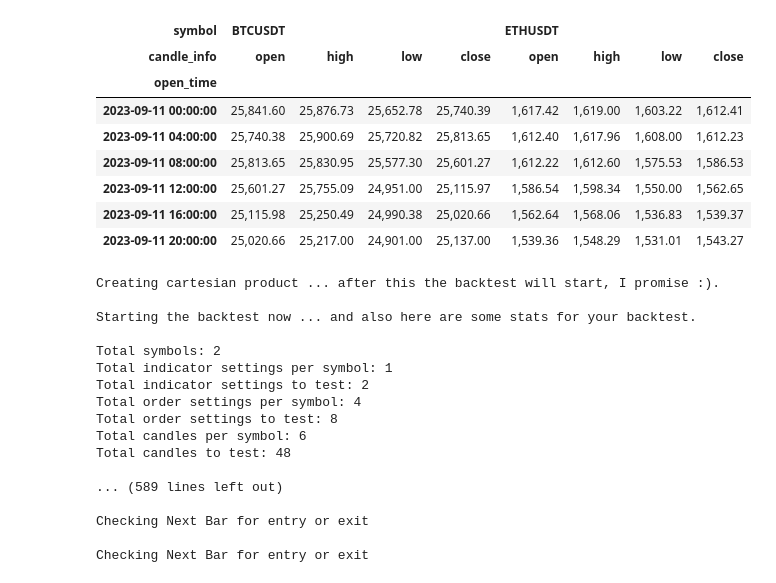
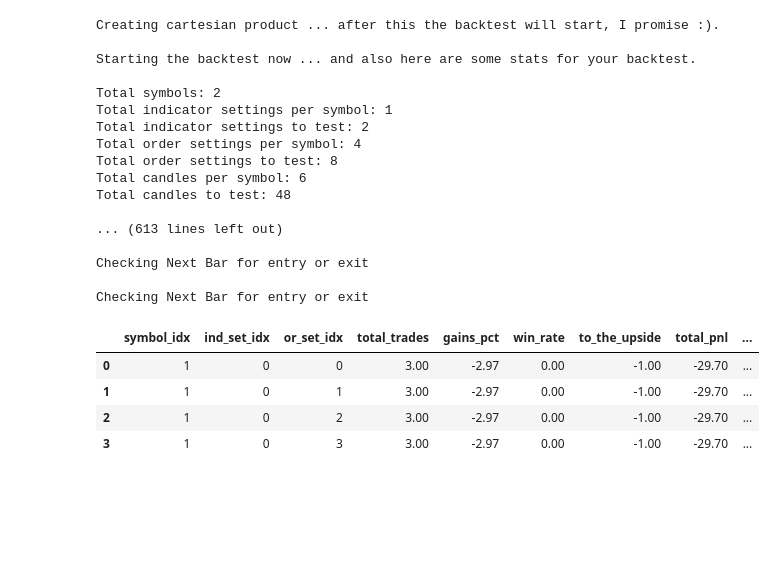
Before and after one commit to quantfreedom/QuantFreedom, a Jupyter notebook: quantfreedom/class_practice/full class test.ipynb, the cells around one changed output. Drawn from its saved outputs; the diff is of its cells as text; code cells hidden in the pictures; blank space fills up the shorter version.

```diff
--- a/quantfreedom/class_practice/full class test.ipynb
+++ b/quantfreedom/class_practice/full class test.ipynb
@@ -16,18 +16,6 @@ pd.options.display.float_format = "{:,.2f}".format
 price_data = pd.read_hdf("../../tests/data/4hBTCETH.hd5")
 %load_ext autoreload
 %autoreload 2
-# %%
-price_data
-# %% [output]
-| symbol | BTCUSDT |  |  |  | ETHUSDT |  |  |  |
-| candle_info | open | high | low | close | open | high | low | close |
-| open_time |  |  |  |  |  |  |  |  |
-| 2023-09-11 00:00:00 | 25,841.60 | 25,876.73 | 25,652.78 | 25,740.39 | 1,617.42 | 1,619.00 | 1,603.22 | 1,612.41 |
-| 2023-09-11 04:00:00 | 25,740.38 | 25,900.69 | 25,720.82 | 25,813.65 | 1,612.40 | 1,617.96 | 1,608.00 | 1,612.23 |
-| 2023-09-11 08:00:00 | 25,813.65 | 25,830.95 | 25,577.30 | 25,601.27 | 1,612.22 | 1,612.60 | 1,575.53 | 1,586.53 |
-| 2023-09-11 12:00:00 | 25,601.27 | 25,755.09 | 24,951.00 | 25,115.97 | 1,586.54 | 1,598.34 | 1,550.00 | 1,562.65 |
-| 2023-09-11 16:00:00 | 25,115.98 | 25,250.49 | 24,990.38 | 25,020.66 | 1,562.64 | 1,568.06 | 1,536.83 | 1,539.37 |
-| 2023-09-11 20:00:00 | 25,020.66 | 25,217.00 | 24,901.00 | 25,137.00 | 1,539.36 | 1,548.29 | 1,531.01 | 1,543.27 |
 # %%
 entries_array = np.array(
     [
@@ -70,6 +58,6 @@ order_settings_arrays = OrderSettingsArrays(
 )
 # %%
-backtest_df_only(
+strat_res_df, order_set_res_df = backtest_df_only(
     account_state=account_state,
     order_settings_arrays=order_settings_arrays,
     backtest_settings=backtest_settings,
@@ -90,8 +78,16 @@ Total order settings to test: 8
 Total candles per symbol: 6
 Total candles to test: 48
 
-... (589 lines left out)
+... (613 lines left out)
 
 Checking Next Bar for entry or exit
 
 Checking Next Bar for entry or exit
+# %%
+strat_res_df
+# %% [output]
+|  | symbol_idx | ind_set_idx | or_set_idx | total_trades | gains_pct | win_rate | to_the_upside | total_pnl | ... |
+| 0 | 1 | 0 | 0 | 3.00 | -2.97 | 0.00 | -1.00 | -29.70 | ... |
+| 1 | 1 | 0 | 1 | 3.00 | -2.97 | 0.00 | -1.00 | -29.70 | ... |
+| 2 | 1 | 0 | 2 | 3.00 | -2.97 | 0.00 | -1.00 | -29.70 | ... |
+| 3 | 1 | 0 | 3 | 3.00 | -2.97 | 0.00 | -1.00 | -29.70 | ... |
```
Also changed, not shown: parts of 2 cells of this notebook, 6 other files.
